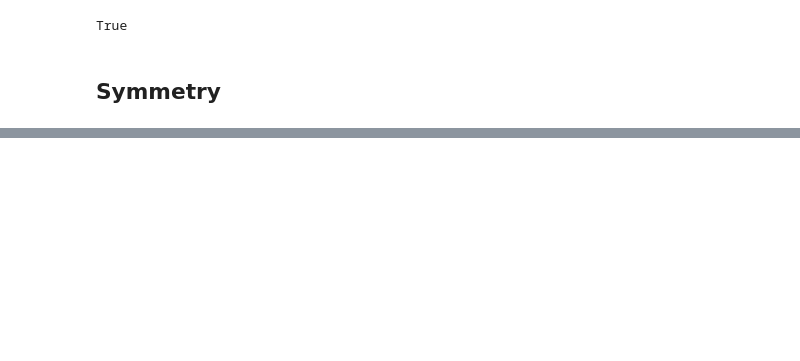
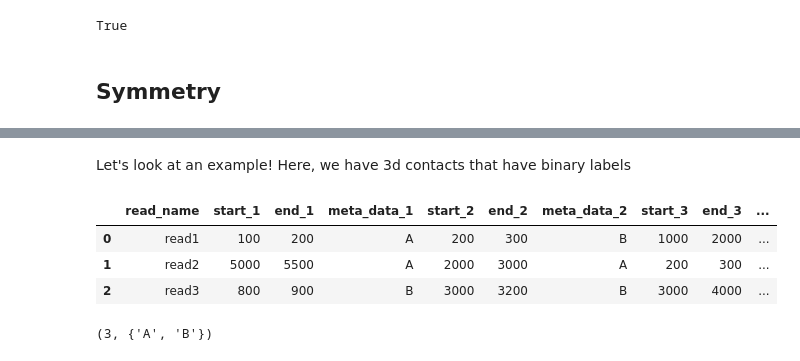
Before and after one commit to gerlichlab/spoc, a Jupyter notebook: notebooks/data_structures.ipynb, the cells around one changed output, grey strips where cells are left out. Saved outputs shown, nothing was run; the diff lists cells and outputs as text; code cells hidden in the pictures; blank space fills up the shorter version.

```diff
--- a/notebooks/data_structures.ipynb
+++ b/notebooks/data_structures.ipynb
@@ -116,0 +223,2 @@ True
+# %% [markdown]
+Let's look at an example! Here, we have 3d contacts that have binary labels
@@ -116,0 +227,11 @@ True
+# %%
+contacts.data.head().filter(regex="(read_name|start|end|meta_data)")
+# %% [output]
+|  | read_name | start_1 | end_1 | meta_data_1 | start_2 | end_2 | meta_data_2 | start_3 | end_3 | ... |
+| 0 | read1 | 100 | 200 | A | 200 | 300 | B | 1000 | 2000 | ... |
+| 1 | read2 | 5000 | 5500 | A | 2000 | 3000 | A | 200 | 300 | ... |
+| 2 | read3 | 800 | 900 | B | 3000 | 3200 | B | 3000 | 4000 | ... |
+# %%
+contacts.number_fragments, contacts.get_label_values()
+# %% [output]
+(3, {'A', 'B'})
```
Also changed, not shown: parts of 29 cells of this notebook, 6 other files.
